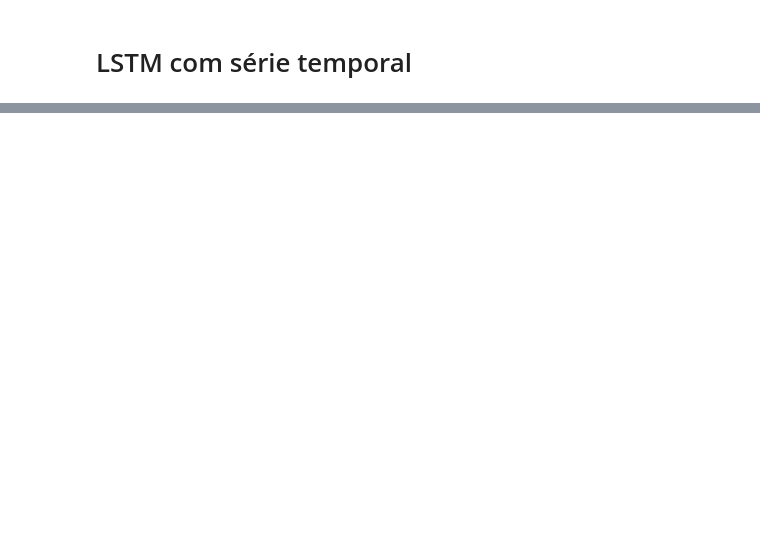
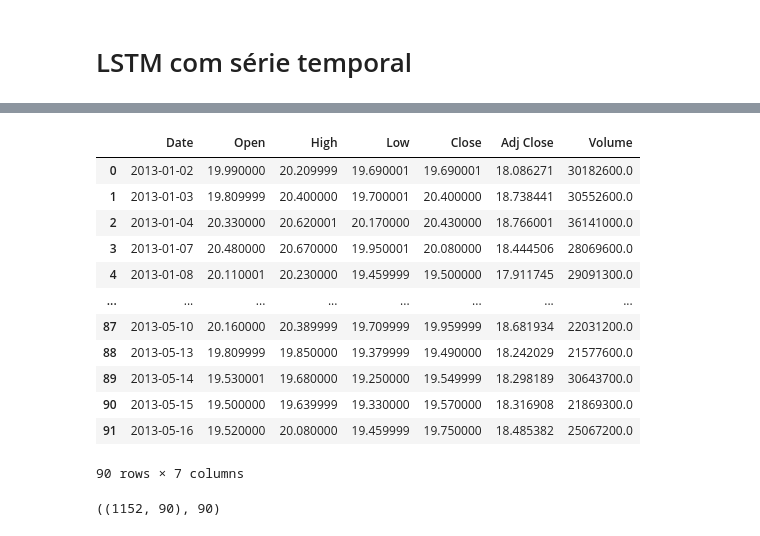
Before and after one commit to tmoura/softexIA, a Jupyter notebook: lstm_serie_temporal.ipynb, the cells around one changed output, grey strips where cells are left out. Cells and saved outputs as stored; diff of their text form; code cells hidden in the pictures; blank space fills up the shorter version.

```diff
--- a/lstm_serie_temporal.ipynb
+++ b/lstm_serie_temporal.ipynb
@@ -56,3 +124,23 @@ X[0], y[0]
+# %%
+base[0:90]
+# %% [output]
+|  | Date | Open | High | Low | Close | Adj Close | Volume |
+| 0 | 2013-01-02 | 19.990000 | 20.209999 | 19.690001 | 19.690001 | 18.086271 | 30182600.0 |
+| 1 | 2013-01-03 | 19.809999 | 20.400000 | 19.700001 | 20.400000 | 18.738441 | 30552600.0 |
+| 2 | 2013-01-04 | 20.330000 | 20.620001 | 20.170000 | 20.430000 | 18.766001 | 36141000.0 |
+| 3 | 2013-01-07 | 20.480000 | 20.670000 | 19.950001 | 20.080000 | 18.444506 | 28069600.0 |
+| 4 | 2013-01-08 | 20.110001 | 20.230000 | 19.459999 | 19.500000 | 17.911745 | 29091300.0 |
+| ... | ... | ... | ... | ... | ... | ... | ... |
+| 87 | 2013-05-10 | 20.160000 | 20.389999 | 19.709999 | 19.959999 | 18.681934 | 22031200.0 |
+| 88 | 2013-05-13 | 19.809999 | 19.850000 | 19.379999 | 19.490000 | 18.242029 | 21577600.0 |
+| 89 | 2013-05-14 | 19.530001 | 19.680000 | 19.250000 | 19.549999 | 18.298189 | 30643700.0 |
+| 90 | 2013-05-15 | 19.500000 | 19.639999 | 19.330000 | 19.570000 | 18.316908 | 21869300.0 |
+| 91 | 2013-05-16 | 19.520000 | 20.080000 | 19.459999 | 19.750000 | 18.485382 | 25067200.0 |
+90 rows × 7 columns
+# %%
+X.shape, X.shape[1]
+# %% [output]
+((1152, 90), 90)
 # %%
 regressor = Sequential()
 
```
Also changed, not shown: parts of 36 cells of this notebook.
